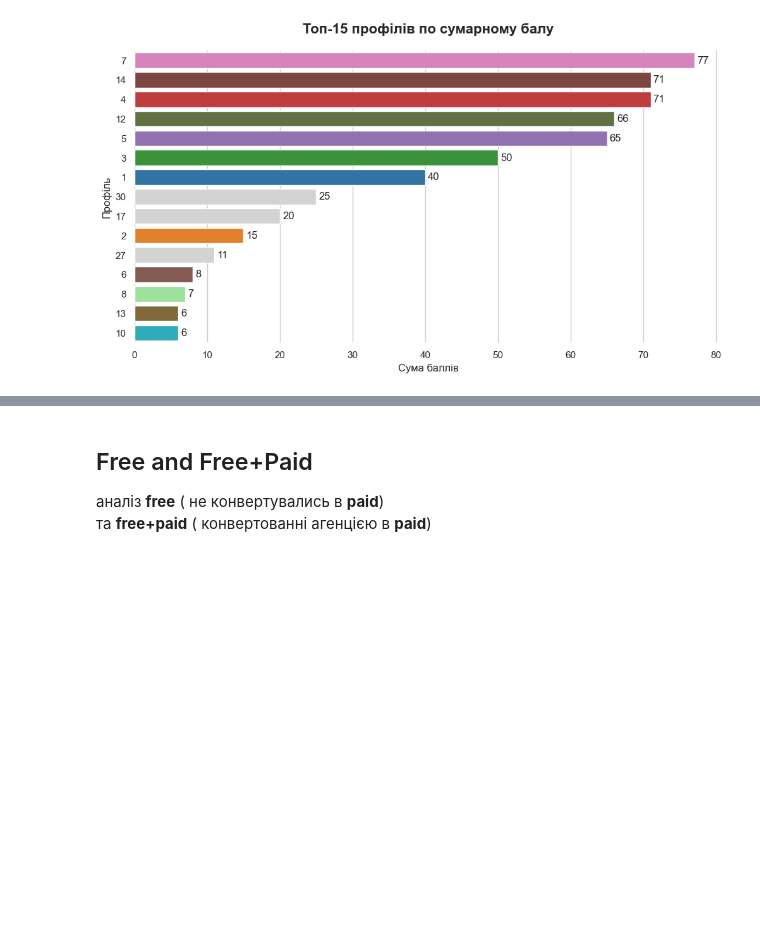
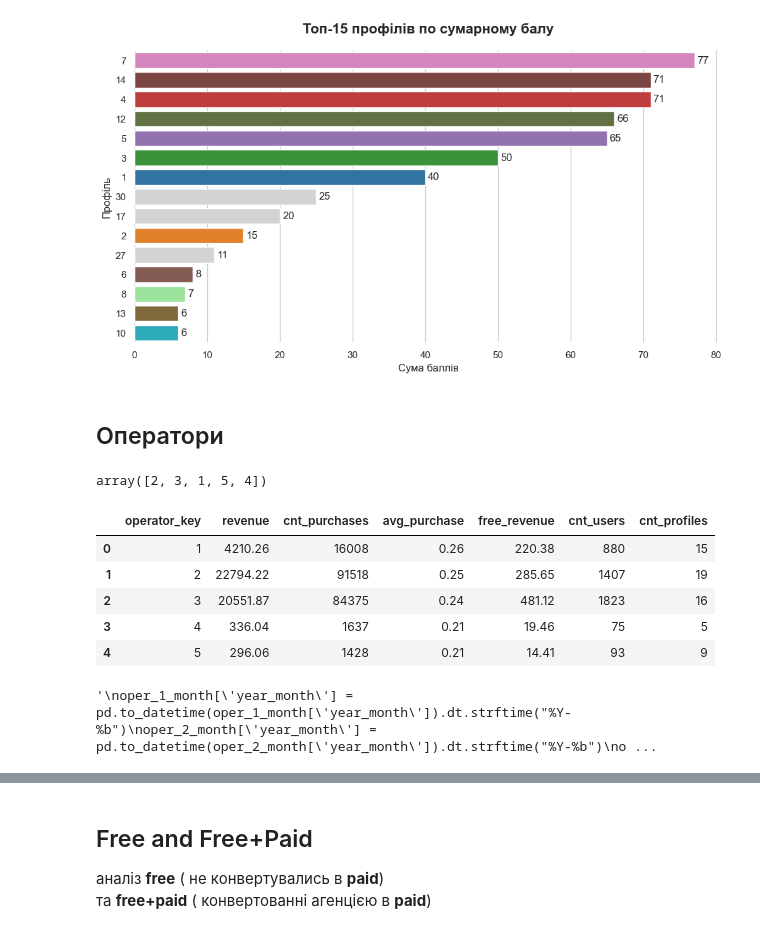
Before and after one commit to Chocopie-DA/db_analysis_sql_sweetylove, a Jupyter notebook: 03_notebooks/EDA.ipynb, the cells around one changed output, grey strips where cells are left out. Cells and saved outputs as stored; diff of their text form; code cells hidden in the pictures; blank space fills up the shorter version.

```diff
--- a/03_notebooks/EDA.ipynb
+++ b/03_notebooks/EDA.ipynb
@@ -2427,3 +2392,24 @@ RR рахувся тільки для тих користувачів, які з
 top_15_profiles_plot
 # %% [output]
 [figure]
+# %% [markdown]
+## Оператори
+# %%
+oper_keys = df['operator_key'].unique()
+oper_keys
+# %% [output]
+array([2, 3, 1, 5, 4])
+# %%
+df.groupby('operator_key', as_index=False).agg(revenue=('total_revenue', 'sum'),
+                                               cnt_purchases=('total_revenue', 'count'),
+                                               avg_purchase=('total_revenue', 'mean'),
+                                               free_revenue=('revenue_free', 'sum'),
+                                               cnt_users=('user_key', 'nunique'),
+                                               cnt_profiles=('profile_key', 'nunique'))
+# %% [output]
+|  | operator_key | revenue | cnt_purchases | avg_purchase | free_revenue | cnt_users | cnt_profiles |
+| 0 | 1 | 4210.26 | 16008 | 0.26 | 220.38 | 880 | 15 |
+| 1 | 2 | 22794.22 | 91518 | 0.25 | 285.65 | 1407 | 19 |
+| 2 | 3 | 20551.87 | 84375 | 0.24 | 481.12 | 1823 | 16 |
+| 3 | 4 | 336.04 | 1637 | 0.21 | 19.46 | 75 | 5 |
+| 4 | 5 | 296.06 | 1428 | 0.21 | 14.41 | 93 | 9 |
@@ -2429,0 +2422,10 @@ top_15_profiles_plot
+# %%
+"""
+oper_1_month['year_month'] = pd.to_datetime(oper_1_month['year_month']).dt.strftime("%Y-%b")
+oper_2_month['year_month'] = pd.to_datetime(oper_2_month['year_month']).dt.strftime("%Y-%b")
+oper_3_month['year_month'] = pd.to_datetime(oper_3_month['year_month']).dt.strftime("%Y-%b")
+oper_4_month['year_month'] = pd.to_datetime(oper_4_month['year_month']).dt.strftime("%Y-%b")
+oper_5_month['year_month'] = pd.to_datetime(oper_5_month['year_month']).dt.strftime("%Y-%b")
+"""
+# %% [output]
+'\noper_1_month[\'year_month\'] = pd.to_datetime(oper_1_month[\'year_month\']).dt.strftime("%Y-%b")\noper_2_month[\'year_month\'] = pd.to_datetime(oper_2_month[\'year_month\']).dt.strftime("%Y-%b")\no ...
```
Also changed, not shown: parts of 11 cells of this notebook.
